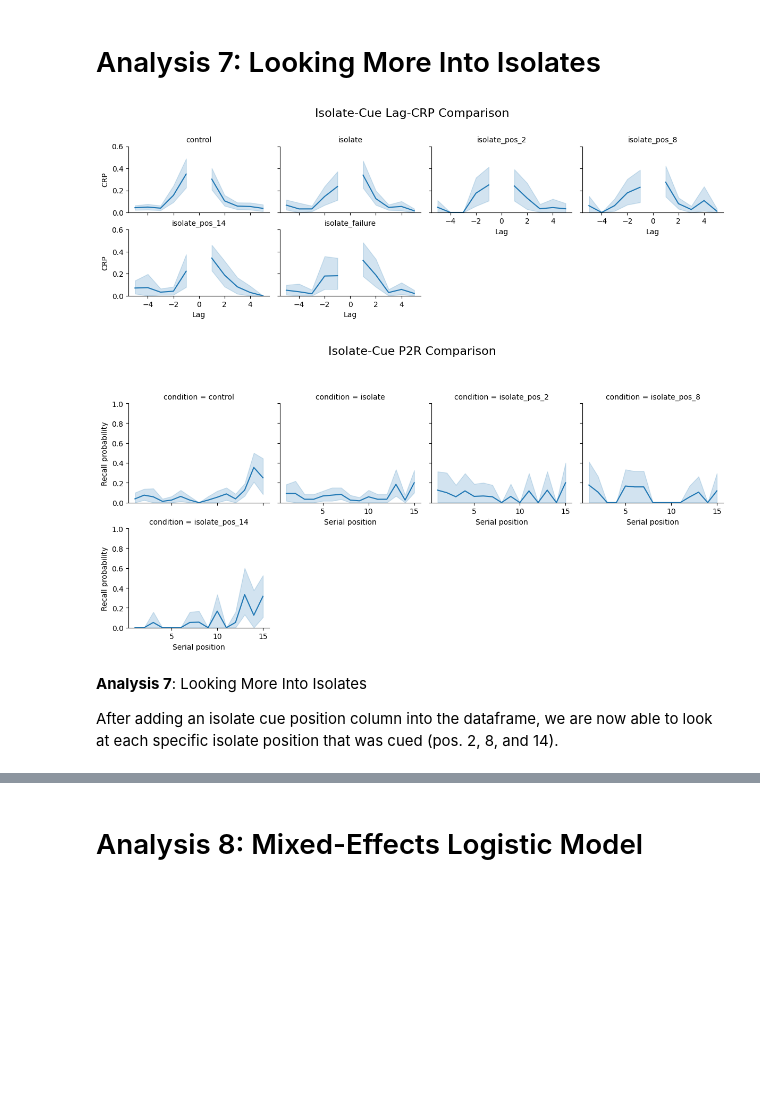
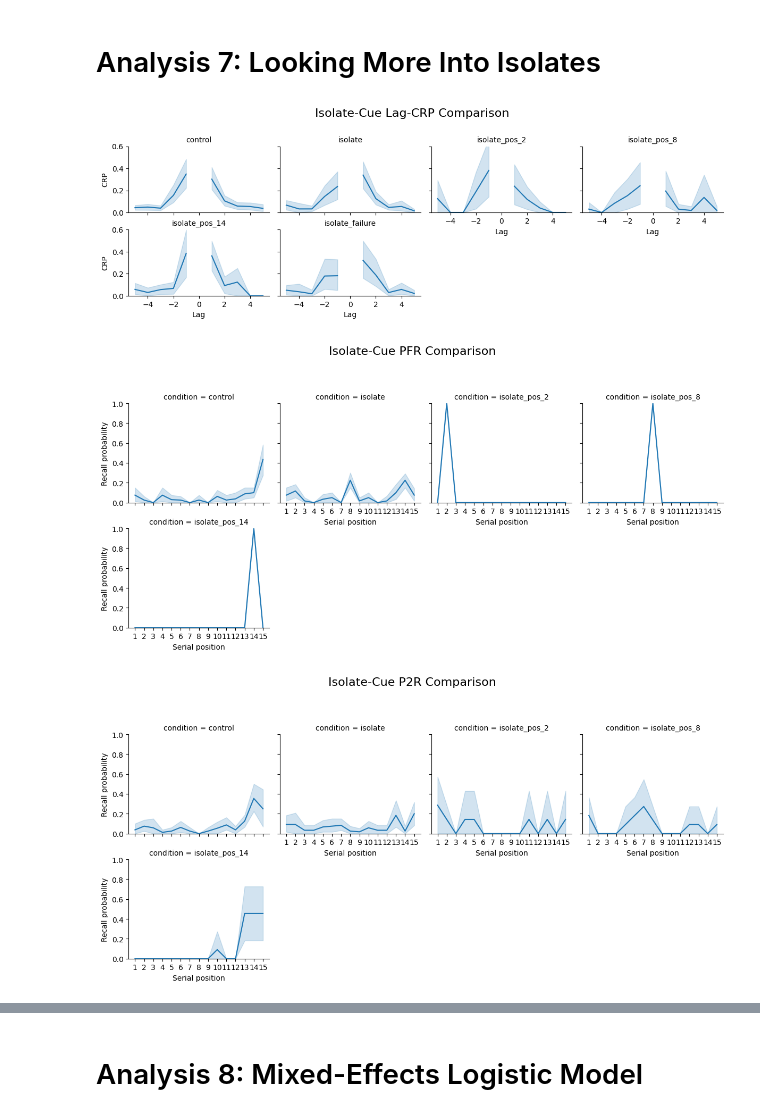
Before and after one commit to vucml/online_experiments, a Jupyter notebook: experiments/category_targeting/category_targeting_tech_report.ipynb, the cells around one changed output, grey strips where cells are left out. Cells and saved outputs as stored; diff of their text form; code cells hidden in the pictures; blank space fills up the shorter version.

```diff
--- a/experiments/category_targeting/category_targeting_tech_report.ipynb
+++ b/experiments/category_targeting/category_targeting_tech_report.ipynb
@@ -1000,9 +1068,9 @@ Whether this hightened probability of recall in the same block recall was initia
 
 crp_control = fr.lag_crp(data.query('cue_type == "control"'))
 crp_isolate = fr.lag_crp(data.query('cue_type == "isolate"'))
-crp_isolate_2 = fr.lag_crp(data.query('cue_type == "isolate" and cue_isolate_position == 2'))
-crp_isolate_8 = fr.lag_crp(data.query('cue_type == "isolate" and cue_isolate_position == 8'))
-crp_isolate_14 = fr.lag_crp(data.query('cue_type == "isolate" and cue_isolate_position == 14'))
+crp_isolate_2 = fr.lag_crp(data.query('cue_type == "isolate" and cue_isolate_position == 2 and target_success == True'))
+crp_isolate_8 = fr.lag_crp(data.query('cue_type == "isolate" and cue_isolate_position == 8 and target_success == True'))
+crp_isolate_14 = fr.lag_crp(data.query('cue_type == "isolate" and cue_isolate_position == 14 and target_success == True'))
 crp_isolate_failure = fr.lag_crp(data.query('cue_type == "isolate" and target_success == 0'))
 
 lag_crp = pd.concat([
@@ -1012,42 +1080,55 @@ lag_crp = pd.concat([
     crp_isolate_8.assign(condition="isolate_pos_8"),
     crp_isolate_14.assign(condition="isolate_pos_14"),
     crp_isolate_failure.assign(condition="isolate_failure"),
 ])
 
 g = fr.plot_lag_crp(lag_crp, col="condition", col_wrap=4)
 g.fig.set_size_inches(12, 4)
 plt.ylim([0, 0.6])
 g.set_titles("{col_name}")
 
 # Add an overall title
 g.fig.suptitle("Isolate-Cue Lag-CRP Comparison", fontsize=16)
 g.fig.subplots_adjust(top=0.80)
 
 pnr_control = fr.pnr(data.query('cue_type == "control"'))
-pnr_isolate_2 = fr.pnr(data.query('cue_type == "isolate" and cue_isolate_position == 2'))
-pnr_isolate_8 = fr.pnr(data.query('cue_type == "isolate" and cue_isolate_position == 8'))
-pnr_isolate_14 = fr.pnr(data.query('cue_type == "isolate" and cue_isolate_position == 14'))
-pnr_isolate_success = fr.pnr(data.query('cue_type == "isolate" and target_success == 1'))
-pnr_isolate_failure = fr.pnr(data.query('cue_type == "isolate" and target_success == 0'))
+pnr_isolate_2 = fr.pnr(data.query('cue_type == "isolate" and cue_isolate_position == 2 and target_success == True'))
+pnr_isolate_8 = fr.pnr(data.query('cue_type == "isolate" and cue_isolate_position == 8 and target_success == True'))
+pnr_isolate_14 = fr.pnr(data.query('cue_type == "isolate" and cue_isolate_position == 14 and target_success == True'))
+
 
 pnr = pd.concat(
     [
         pnr_control.assign(condition="control"),
         pnr_isolate.assign(condition="isolate"),
         pnr_isolate_2.assign(condition="isolate_pos_2"),
         pnr_isolate_8.assign(condition="isolate_pos_8"),
         pnr_isolate_14.assign(condition="isolate_pos_14"),
     ]
 )
-pfr = pnr.query("output == 2")
+
+pfr = pnr.query("output == 1")
 g = fr.plot_spc(pfr, col="condition", col_wrap=4)
+
+plt.xticks(
+    np.arange(1, 16),
+    [str(i) for i in range(1, 16)],
+)
+
+g.fig.suptitle("Isolate-Cue PFR Comparison", fontsize=16)
+g.fig.subplots_adjust(top=0.80)
+
+p2r = pnr.query("output == 2")
+g = fr.plot_spc(p2r, col="condition", col_wrap=4)
+
+plt.xticks(
+    np.arange(1, 16),
+    [str(i) for i in range(1, 16)],
+)
 
 g.fig.suptitle("Isolate-Cue P2R Comparison", fontsize=16)
 g.fig.subplots_adjust(top=0.80)
 # %% [output]
-[figure, old version]
+[figure, new version]
-[figure, old version]
+[figure, new version]
+[figure, added]
-# %% [markdown]
-**Analysis 7**: Looking More Into Isolates
-
-After adding an isolate cue position column into the dataframe, we are now able to look at each specific isolate position that was cued (pos. 2, 8, and 14).
```
Also changed, not shown: parts of 17 cells of this notebook.
